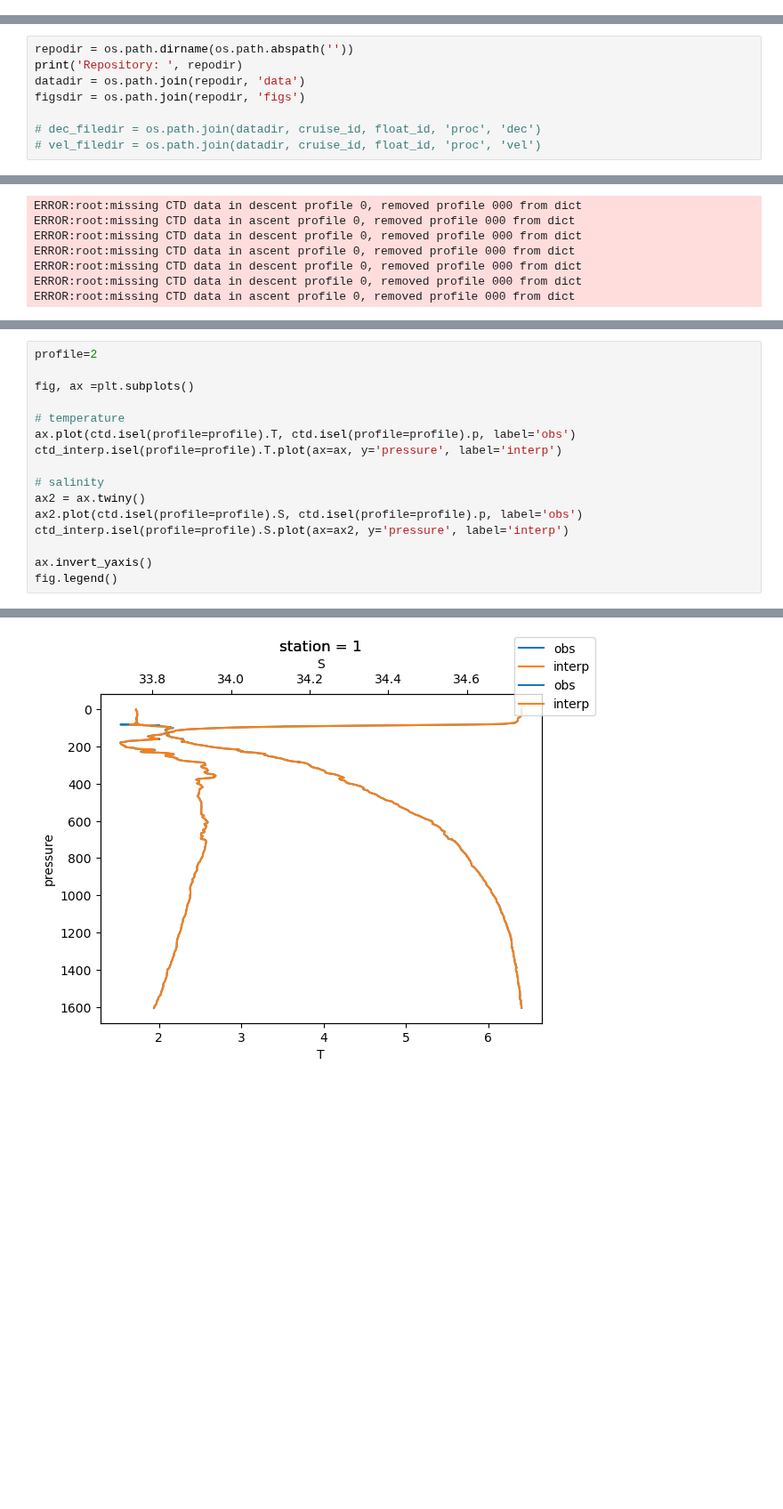
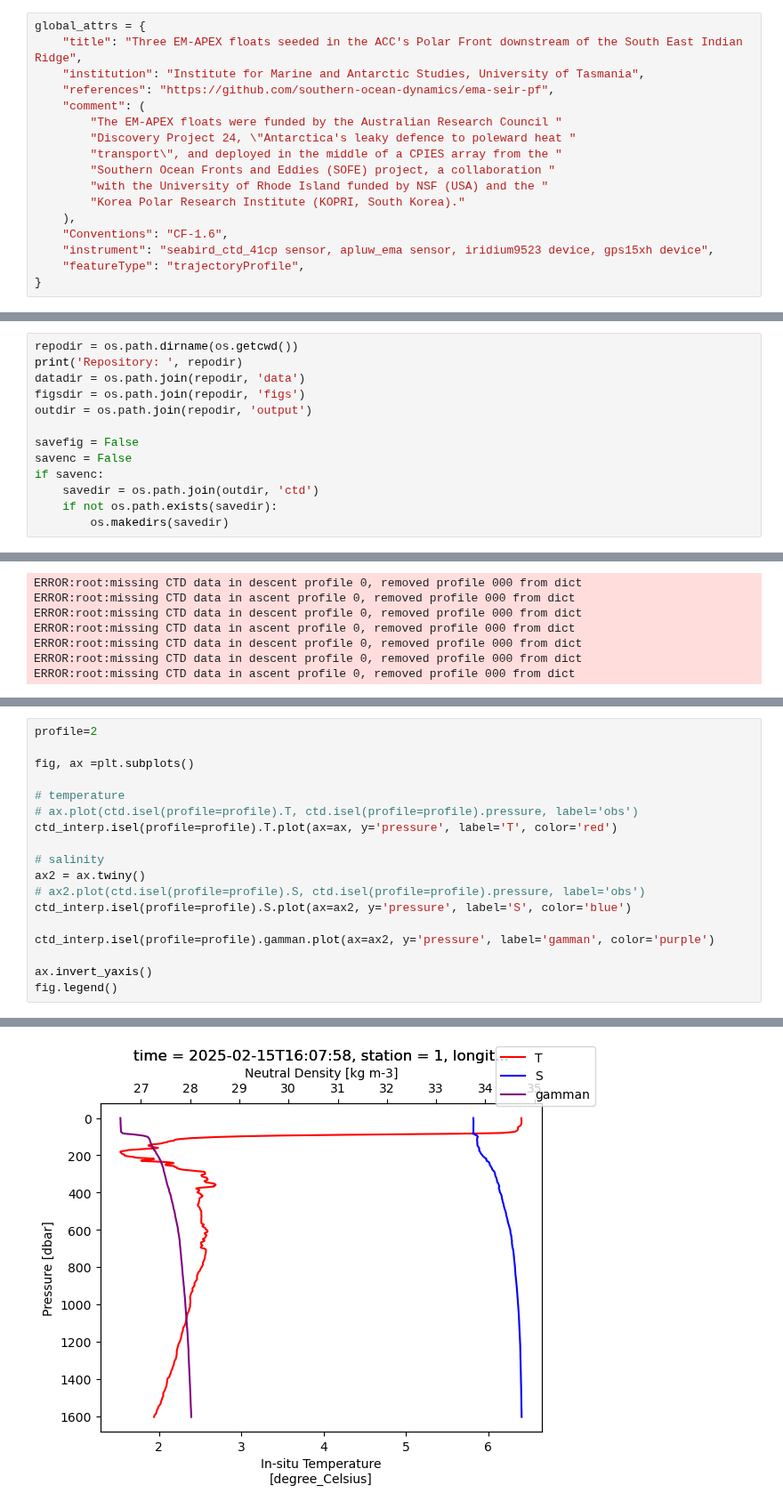
Before and after one commit to southern-ocean-dynamics/ema-seir-pf, a Jupyter notebook: notebooks/03_structure-ctd-data.ipynb, the cells around one changed output, grey strips where cells are left out. Shown at 89% size. Drawn from its saved outputs; the diff is of its cells as text; blank space fills up the shorter version.

```diff
--- a/notebooks/03_structure-ctd-data.ipynb
+++ b/notebooks/03_structure-ctd-data.ipynb
@@ -12,14 +16,36 @@ import matplotlib.pyplot as plt
+# %%
+global_attrs = {
+    "title": "Three EM-APEX floats seeded in the ACC's Polar Front downstream of the South East Indian Ridge",
+    "institution": "Institute for Marine and Antarctic Studies, University of Tasmania",
+    "references": "https://github.com/southern-ocean-dynamics/ema-seir-pf",
+    "comment": (
+        "The EM-APEX floats were funded by the Australian Research Council "
+        "Discovery Project 24, \"Antarctica's leaky defence to poleward heat "
+        "transport\", and deployed in the middle of a CPIES array from the "
+        "Southern Ocean Fronts and Eddies (SOFE) project, a collaboration "
+        "with the University of Rhode Island funded by NSF (USA) and the "
+        "Korea Polar Research Institute (KOPRI, South Korea)."
+    ),
+    "Conventions": "CF-1.6",
+    "instrument": "seabird_ctd_41cp sensor, apluw_ema sensor, iridium9523 device, gps15xh device",
+    "featureType": "trajectoryProfile",
+}
 # %%
 cruise_id = 'sofe'
 float_ids = ['f10761', 'f10762', 'f10763']
 # %%
-repodir = os.path.dirname(os.path.abspath(''))
+repodir = os.path.dirname(os.getcwd())
 print('Repository: ', repodir)
 datadir = os.path.join(repodir, 'data')
 figsdir = os.path.join(repodir, 'figs')
+outdir = os.path.join(repodir, 'output')
 
-# dec_filedir = os.path.join(datadir, cruise_id, float_id, 'proc', 'dec')
-# vel_filedir = os.path.join(datadir, cruise_id, float_id, 'proc', 'vel')
+savefig = False
+savenc = False
+if savenc:
+    savedir = os.path.join(outdir, 'ctd')
+    if not os.path.exists(savedir):
+        os.makedirs(savedir)
 # %% [output]
 Repository:  /home/jjmeijer/Repos/ema-seir-pf
 # %%
@@ -321,19 +385,21 @@ for float_id in float_ids:
 # %%
 profile=2
 
 fig, ax =plt.subplots()
 
 # temperature
-ax.plot(ctd.isel(profile=profile).T, ctd.isel(profile=profile).p, label='obs')
-ctd_interp.isel(profile=profile).T.plot(ax=ax, y='pressure', label='interp')
+# ax.plot(ctd.isel(profile=profile).T, ctd.isel(profile=profile).pressure, label='obs')
+ctd_interp.isel(profile=profile).T.plot(ax=ax, y='pressure', label='T', color='red')
 
 # salinity
 ax2 = ax.twiny()
-ax2.plot(ctd.isel(profile=profile).S, ctd.isel(profile=profile).p, label='obs')
-ctd_interp.isel(profile=profile).S.plot(ax=ax2, y='pressure', label='interp')
+# ax2.plot(ctd.isel(profile=profile).S, ctd.isel(profile=profile).pressure, label='obs')
+ctd_interp.isel(profile=profile).S.plot(ax=ax2, y='pressure', label='S', color='blue')
+
+ctd_interp.isel(profile=profile).gamman.plot(ax=ax2, y='pressure', label='gamman', color='purple')
 
 ax.invert_yaxis()
 fig.legend()
 # %% [output]
 <matplotlib.legend.Legend at 0x...>
-[figure, old version]
+[figure, new version]
```
Also changed, not shown: parts of 7 cells of this notebook.
